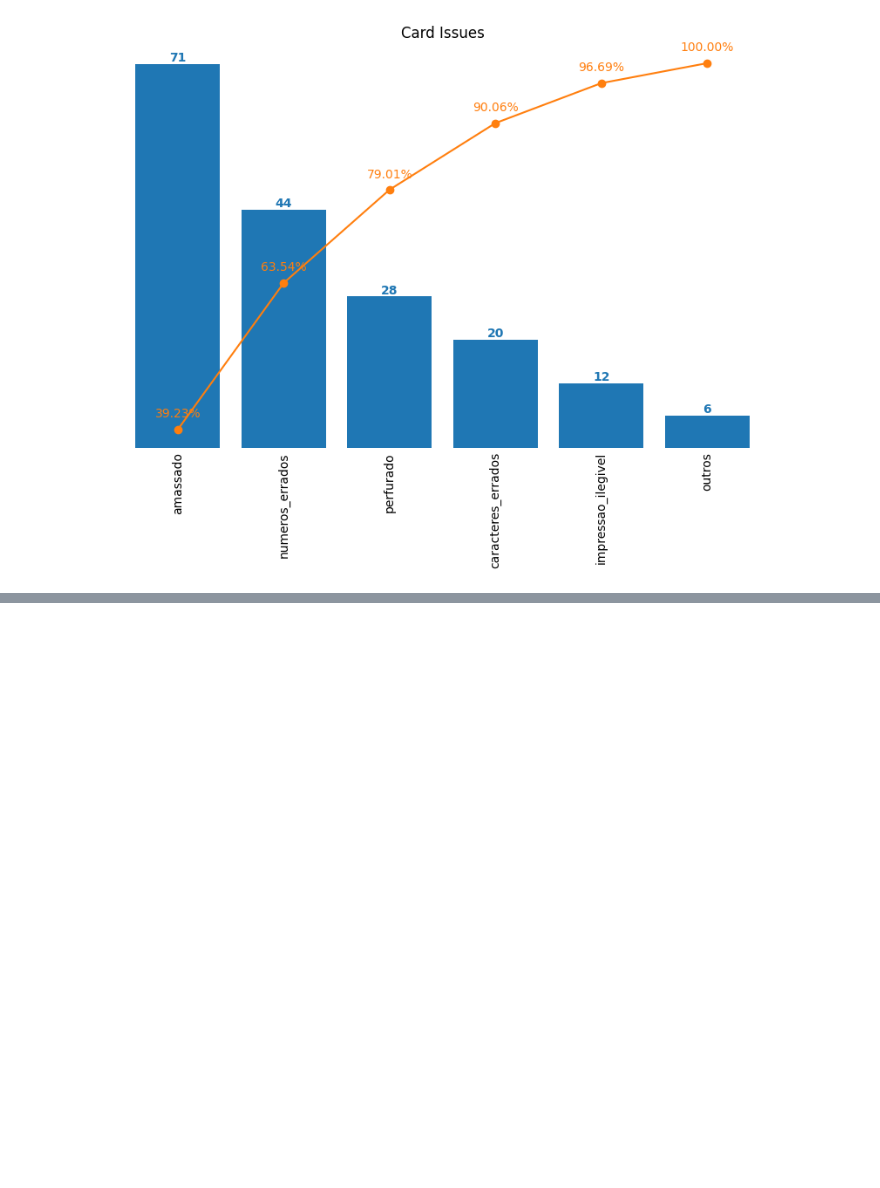
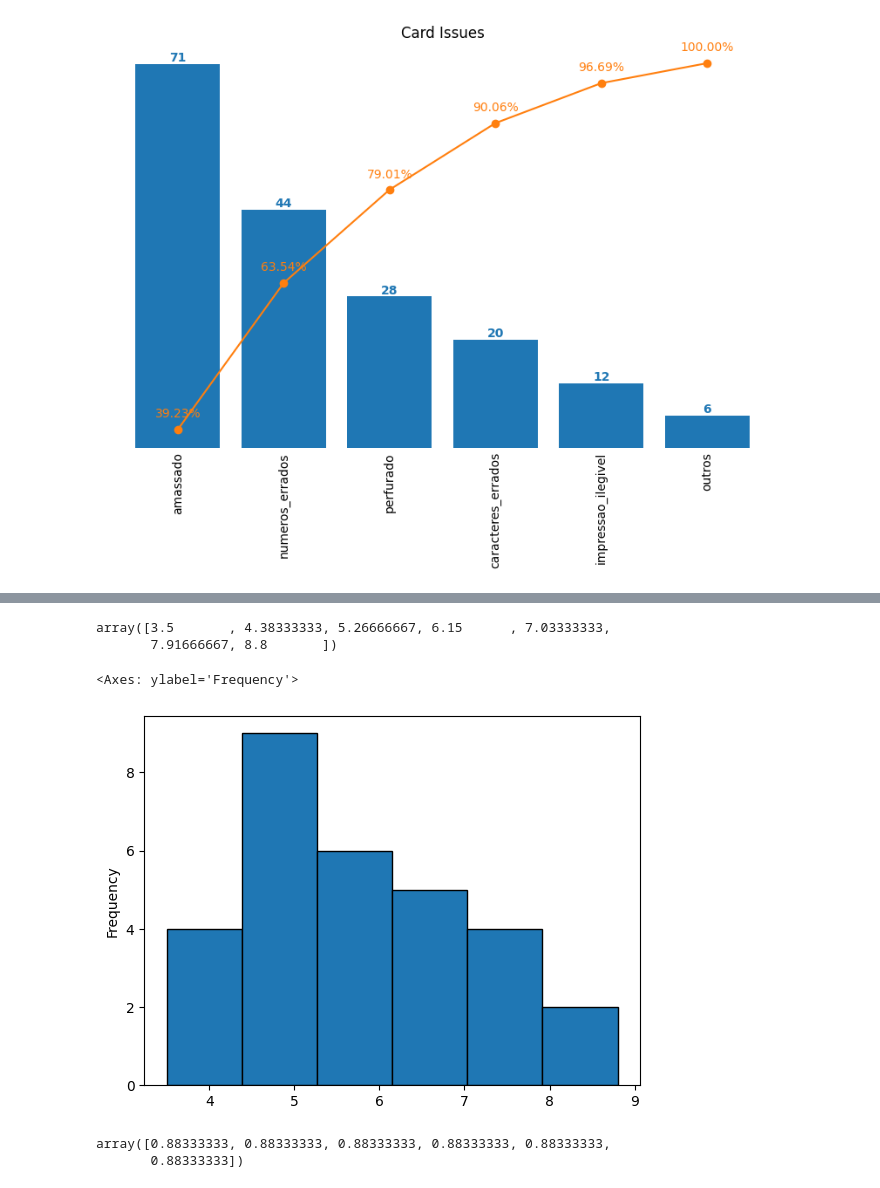
Before and after one commit to ErickVisone/DataScience, a Jupyter notebook: datascience/blood_donors.ipynb, the cells around one changed output, grey strips where cells are left out. Drawn from its saved outputs; the diff is of its cells as text; code cells hidden in the pictures; blank space fills up the shorter version.

```diff
--- a/datascience/blood_donors.ipynb
+++ b/datascience/blood_donors.ipynb
@@ -197,0 +294,21 @@ plt.show()
+# %%
+# numpy already has a function to calculate the number of bins
+# https://numpy.org/doc/stable/reference/generated/numpy.histogram_bin_edges.html
+
+bins = np.histogram_bin_edges(df_grades['grades'], bins='sturges')
+# %%
+bins
+# %% [output]
+array([3.5       , 4.38333333, 5.26666667, 6.15      , 7.03333333,
+       7.91666667, 8.8       ])
+# %%
+df_grades['grades'].plot.hist(bins=bins, edgecolor='black')
+# %% [output]
+<Axes: ylabel='Frequency'>
+[figure, added]
+# %%
+bin_size = bins[1:] - bins[:-1]
+bin_size
+# %% [output]
+array([0.88333333, 0.88333333, 0.88333333, 0.88333333, 0.88333333,
+       0.88333333])
```
Also changed, not shown: parts of 18 cells of this notebook.
